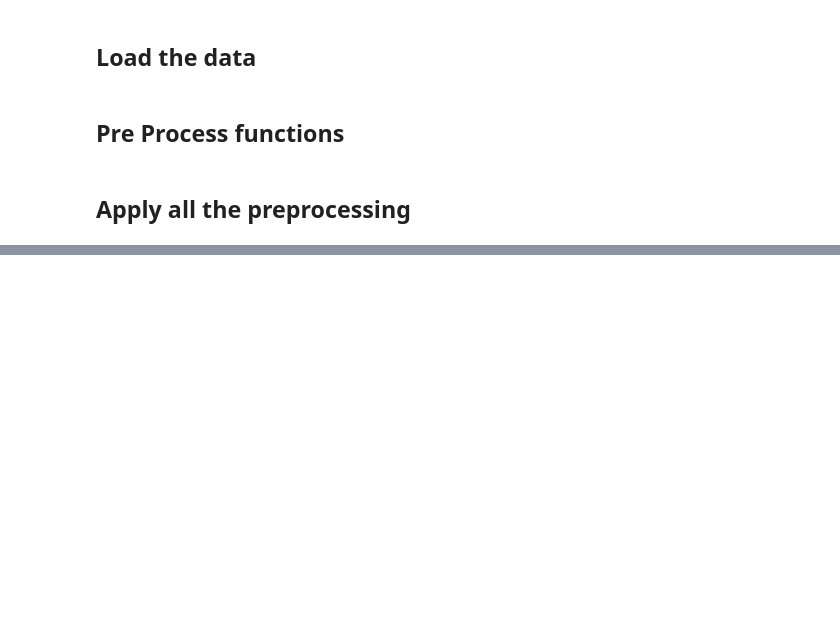
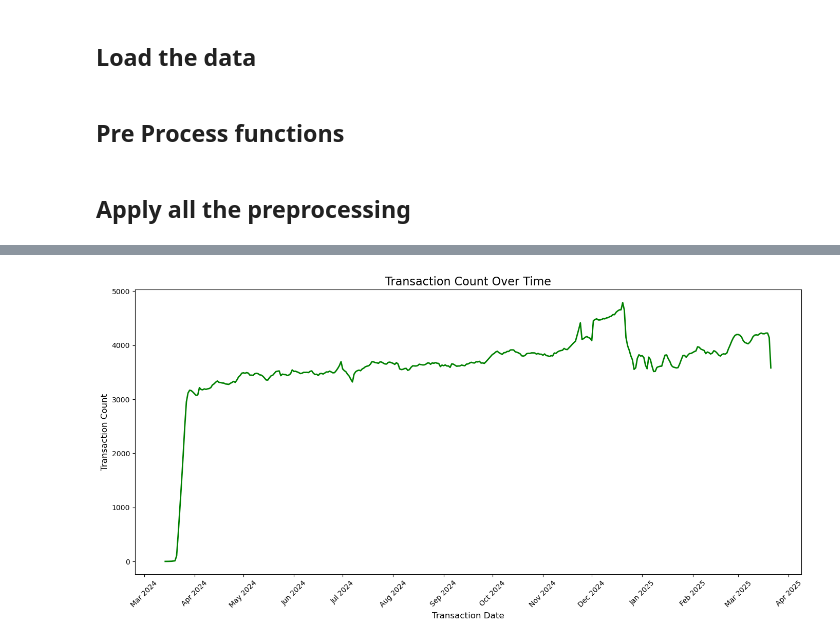
Before and after one commit to mohi-m/Data-THIS-Data-THAT, a Jupyter notebook: main.ipynb, the cells around one changed output, grey strips where cells are left out. Cells and saved outputs as stored; diff of their text form; code cells hidden in the pictures; blank space fills up the shorter version.

```diff
--- a/main.ipynb
+++ b/main.ipynb
@@ -184,0 +195,28 @@ dtype: int64
+# %%
+# Calculate the count of transactions grouped by transaction date
+transaction_count = transaction_sales_df.groupby('transaction_date').size()
+
+# Filter data to start from March 2024
+transaction_count_filtered = transaction_count[transaction_count.index >= '2024-03-01']
+
+transaction_count_smoothed = transaction_count_filtered.rolling(window=7, center=True).mean()
+
+# Plot the transaction count over time
+plt.figure(figsize=(14, 7))
+plt.plot(transaction_count_smoothed.index, transaction_count_smoothed.values, color='green', linewidth=2, label='Transaction Count')
+
+# Format the x-axis
+plt.gca().xaxis.set_major_formatter(mdates.DateFormatter('%b %Y'))
+plt.gca().xaxis.set_major_locator(mdates.MonthLocator(interval=1))
+plt.xticks(rotation=45)
+
+# Add title and labels
+plt.title('Transaction Count Over Time', fontsize=16)
+plt.xlabel('Transaction Date', fontsize=12)
+plt.ylabel('Transaction Count', fontsize=12)
+
+# Show the plot
+plt.tight_layout()
+plt.show()
+# %% [output]
+[figure, added]
```
Also changed, not shown: parts of 5 cells of this notebook.
